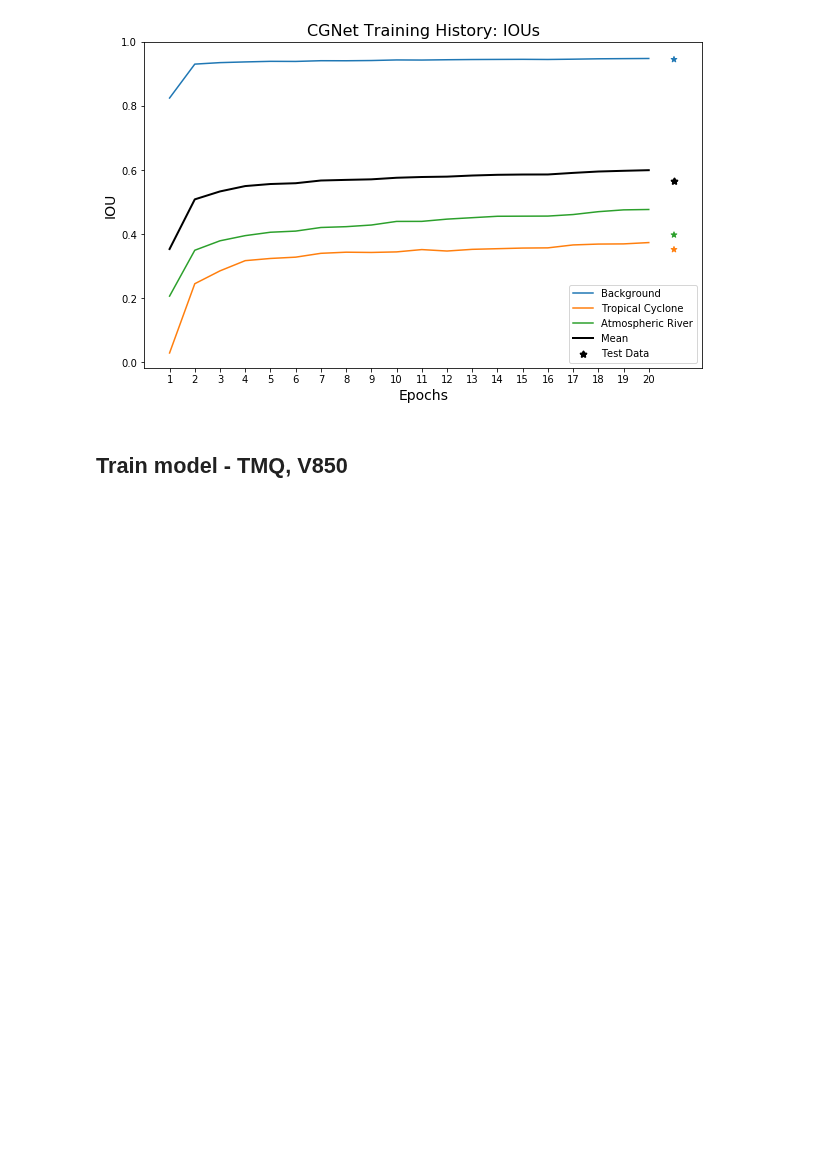
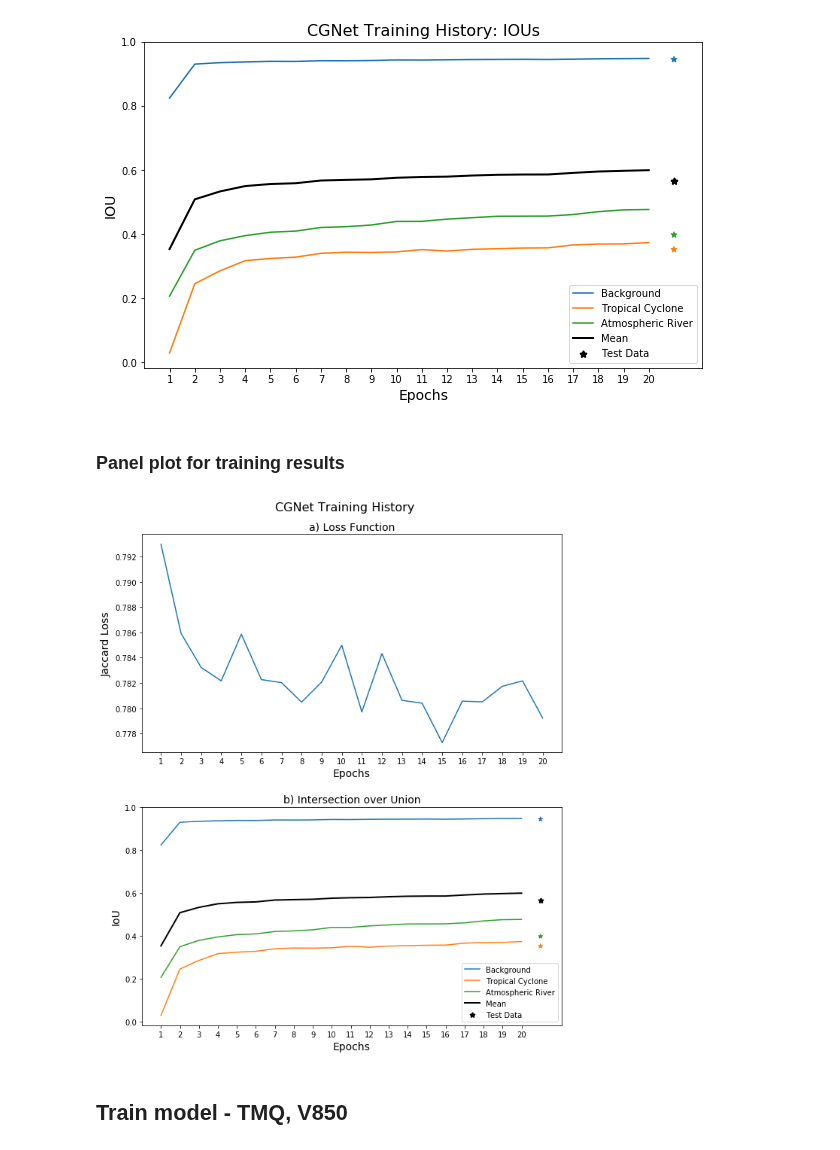
Before and after one commit to katiedagon/ML-extremes, a Jupyter notebook: notebooks/cgnet_train.ipynb, the cells around one changed output. Cells and saved outputs as stored; diff of their text form; code cells hidden in the pictures; blank space fills up the shorter version.

Commit message:
Work on paper figures

```diff
--- a/notebooks/cgnet_train.ipynb
+++ b/notebooks/cgnet_train.ipynb
@@ -373,6 +369,34 @@ plt.legend(config.labels+['Mean', 'Test Data']);
 #plt.savefig('../figures/toSCP/trained_cgnet_040523_iou_epochs_testdata.png', bbox_inches='tight')
 # %% [output]
 [figure]
+# %% [markdown]
+### Panel plot for training results
+# %%
+fig, axs = plt.subplots(2, 1, figsize=(10,12))
+
+axs[0].plot(epoch_range, loss_4channel)
+axs[0].set_ylabel('Jaccard Loss', fontsize=14)
+axs[0].set_xlabel('Epochs', fontsize=14)
+axs[0].set_xticks(epoch_range);
+axs[0].set_title('a) Loss Function', fontsize=14)
+
+axs[1].plot(epoch_range, iou_4channel)
+axs[1].plot(epoch_range, iou_4channel_mean, color='k', linewidth=2)
+axs[1].scatter([21], np.mean(iou_4channel_test), marker='*', color='k', linewidth=2)
+axs[1].scatter([21,21,21], iou_4channel_test, marker='*', color=['C0','C1','C2'])
+axs[1].set_ylabel('IoU', fontsize=14)
+axs[1].set_xlabel('Epochs', fontsize=14)
+axs[1].set_xticks(epoch_range);
+axs[1].set_title('b) Intersection over Union', fontsize=14)
+axs[1].legend(config.labels+['Mean', 'Test Data']);
+
+fig.suptitle('CGNet Training History', fontsize=16, y=0.93);
+
+plt.subplots_adjust(wspace=0, hspace=0.25)
+
+#plt.savefig('../figures/toSCP/trained_cgnet_040523_loss_iou_epochs_testdata.png', dpi=300, bbox_inches='tight')
+# %% [output]
+[figure, added]
 # %% [markdown]
 ## Train model - TMQ, V850
 # %% [markdown]
```
Also changed, not shown: parts of 2 cells of this notebook, 7 other files.
